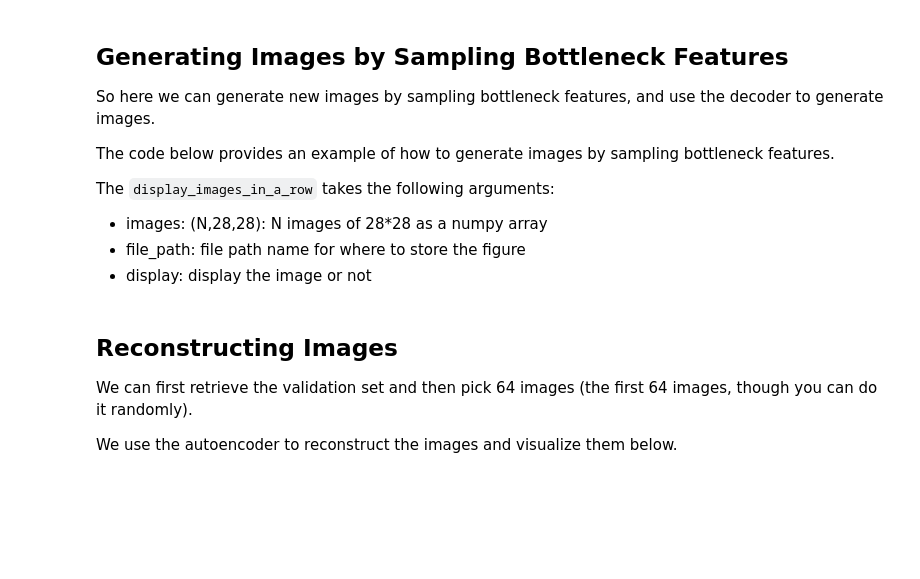
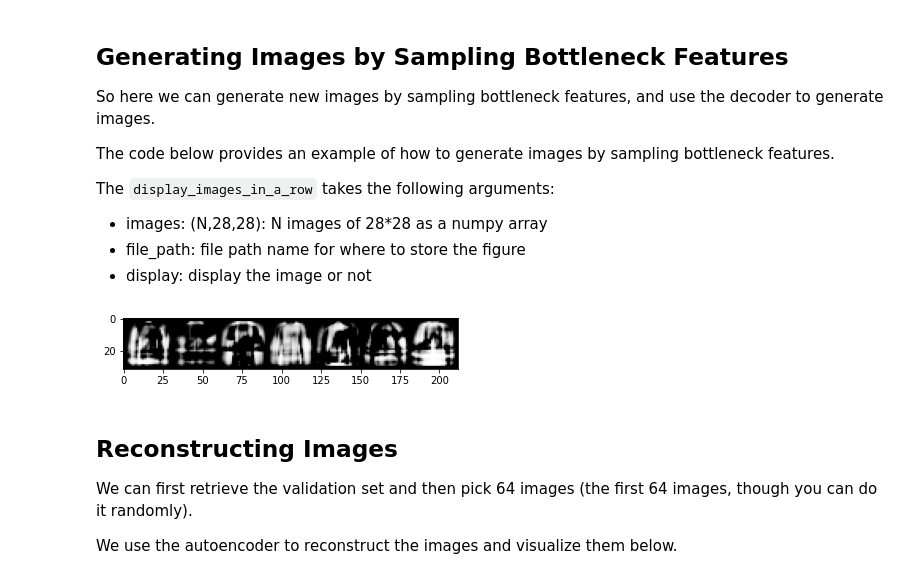
Before and after one commit to subClassy/autoencoders-assignment, a Jupyter notebook: Autoencoder_sample.ipynb, the cells around one changed output. Saved outputs shown, nothing was run; the diff lists cells and outputs as text; code cells hidden in the pictures; blank space fills up the shorter version.

```diff
--- a/Autoencoder_sample.ipynb
+++ b/Autoencoder_sample.ipynb
@@ -227,13 +227,15 @@ The `display_images_in_a_row` takes the following arguments:
 * display: display the image or not
 # %%
 with torch.no_grad():
-    samples = torch.randn(7, 2).to(trainer.device)
+    samples = torch.randn(7, 30).to(trainer.device)
     samples = trainer.model.decoder(samples).cpu()
 
 images = samples
 
 from autoencoder_starter import display_images_in_a_row
 display_images_in_a_row(images)
+# %% [output]
+[figure, added]
 # %% [markdown]
 ## Reconstructing Images
 
```
Also changed, not shown: parts of 6 cells of this notebook, 2 other files.
